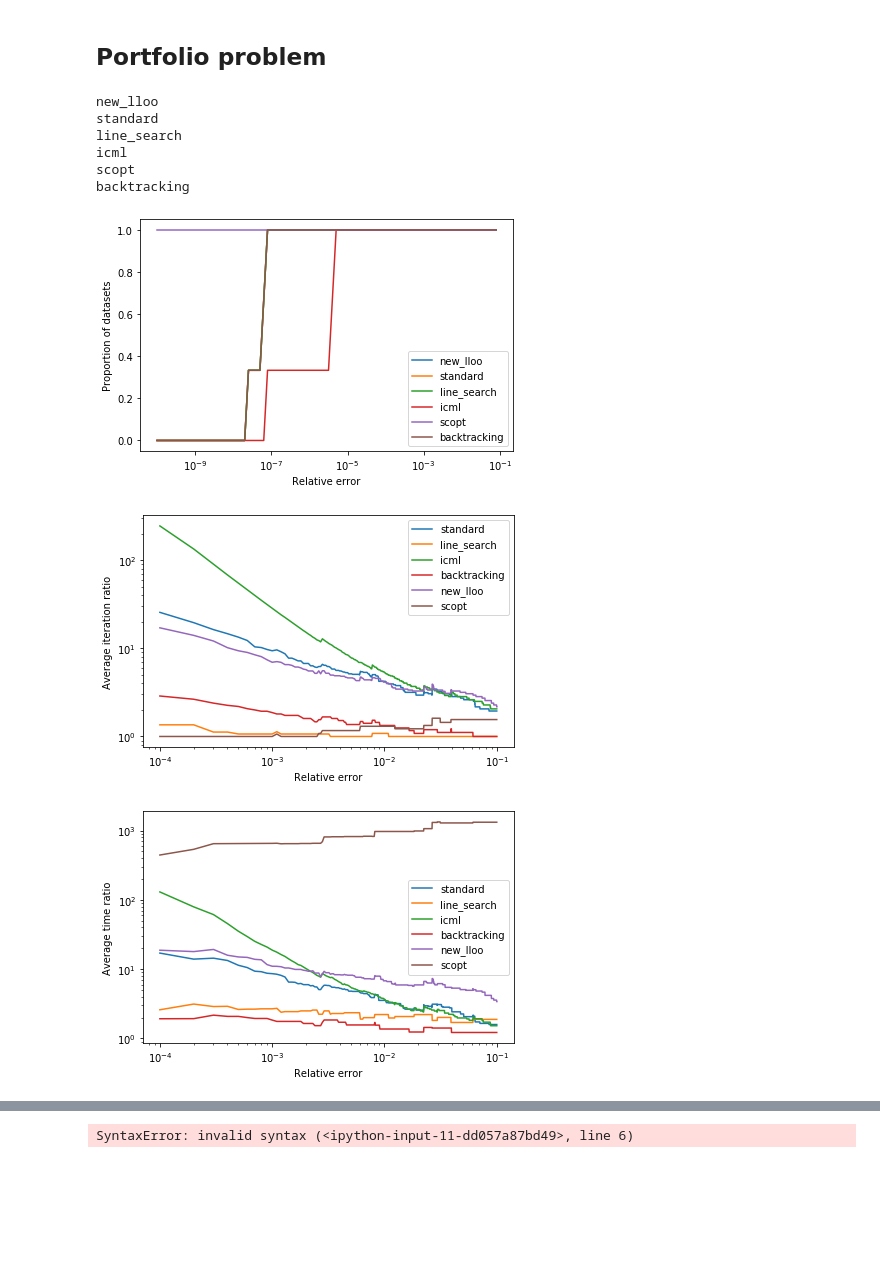
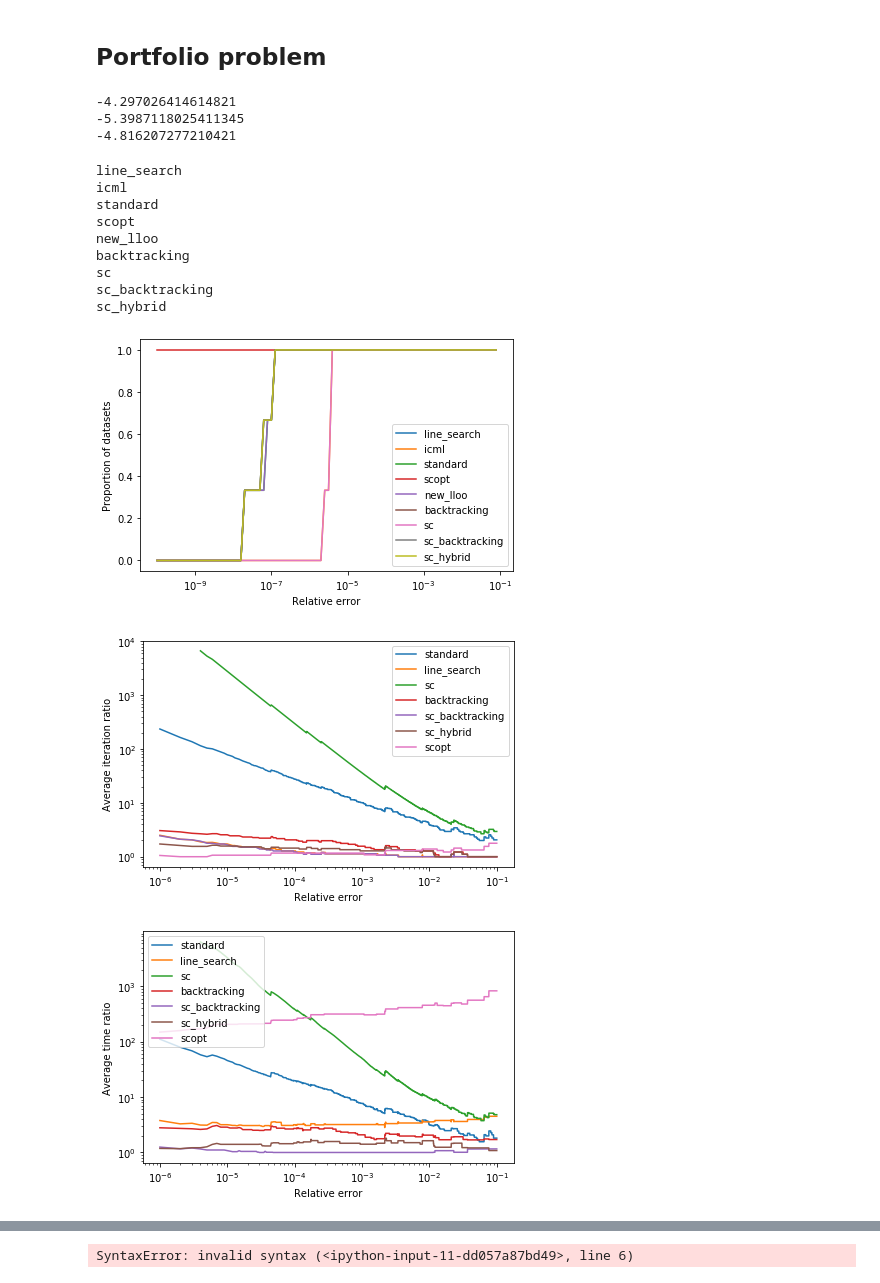
Before and after one commit to kamil-safin/scfw_experiments, a Jupyter notebook: plot_figures_new.ipynb, the cells around one changed output, grey strips where cells are left out. Saved outputs shown, nothing was run; the diff lists cells and outputs as text; code cells hidden in the pictures; blank space fills up the shorter version.

```diff
--- a/plot_figures_new.ipynb
+++ b/plot_figures_new.ipynb
@@ -11,12 +11,16 @@ data_folder = './results'
 # %%
 task_name = 'log_reg'
 data_list =  ['a5a']
-policy_list = run_alpha_policies = ["standard","line_search","icml","backtracking","scopt"]
-policy_labels= ['Standard','Line Search','Ver1','Ver2','PN']
+policy_list = run_alpha_policies = ["standard","line_search","sc","backtracking","sc_backtracking","sc_hybrid"]#,"line_search","scopt"]
+policy_labels= ['Standard',"line_search",'Var2','Var1','Var2b',"Hybrid12"]#,'Line Search','PN']
 task_name = 'portfolio'
-data_list = ['syn_1000_800_10_50', 'syn_1000_1200_10_50', 'syn_1000_1500_10_50']
-policy_list = run_alpha_policies = ["standard","line_search","icml","backtracking","new_lloo","scopt"]
-policy_labels= ['Standard','Line Search','Ver1','Ver2','LLOO','PN']
+data_list=['syn_1000_800_10_50_3','syn_1000_1200_10_50_2','syn_1000_1500_10_50_3']
+#data_list = ['syn_1000_800_10_50', 'syn_1000_1200_10_50', 'syn_1000_1500_10_50',
+#             'syn_1000_800_10_50_1', 'syn_1000_1200_10_50_1', 'syn_1000_1500_10_50_1',
+#            'syn_1000_800_10_50_2', 'syn_1000_1200_10_50_2', 'syn_1000_1500_10_50_2',
+#            'syn_1000_800_10_50_3', 'syn_1000_1200_10_50_3', 'syn_1000_1500_10_50_3']
+policy_list = run_alpha_policies = ["standard","line_search","sc","backtracking","sc_backtracking","sc_hybrid","scopt"]
+policy_labels= ['Standard','Line Search','Var2','Var1','Var2b','Hybrid12','PN']
 results = dict()
 
 for data_name in data_list:
@@ -30,14 +34,19 @@ f_optim_values, error_hist_data, time_hist_data = {}, {}, {}
 for data_name in data_list:
     data_results = results[data_name][data_name]
     f_min = min([data_results[policy]['Q_hist'][-1] for policy in data_results.keys()])
+    print(f_min)
     f_optim_values[data_name] = f_min
     for policy in data_results.keys():
-        errors = [abs(f_val - f_min) / abs(f_min) for f_val in data_results[policy]['Q_hist']]
+        errors = [(f_val - f_min) / abs(f_min) for f_val in data_results[policy]['Q_hist']]
         if policy not in error_hist_data.keys():
             error_hist_data[policy] = {}
             time_hist_data[policy] = {}
         error_hist_data[policy][data_name] = np.array(errors)
         time_hist_data[policy][data_name] = np.array(data_results[policy]['time_hist'])
+# %% [output]
+-4.297026414614821
+-5.3987118025411345
+-4.816207277210421
 # %%
 #dataset percentage plot
 policy_percentage_plot = {}
@@ -64,20 +73,23 @@ plt.tight_layout()
 plt.savefig('./pics/dataset_proportion_plot.png')
 plt.show()
 # %% [output]
-new_lloo
-standard
 line_search
 icml
+standard
 scopt
+new_lloo
 backtracking
+sc
+sc_backtracking
+sc_hybrid
-[figure, old version]
+[figure, new version]
 # %%
 #average ratio iter plot
 minimal_iter_per_algo = {}
 minimal_time_per_algo = {}
 
 for policy in error_hist_data.keys():
-    error_range = np.arange(1e-12, 1e-1, 1e-4)
+    error_range = np.arange(1e-12, 1e-1, 1e-6)
     for data_name, error_hist in error_hist_data[policy].items():
         current_data_minimal_iters = []
         current_data_minimal_times = []
@@ -118,35 +130,35 @@ for data_name in data_list:
 for policy in policy_list:
     policy_avg_ratios = []
     for i in range(len(error_range)):
         policy_avg_ratios.append(np.mean([ratio_of_iter_per_algo[policy][data_name][i] for data_name in data_list]))
     plt.plot(error_range, policy_avg_ratios, label=policy)
 
 plt.xscale('log')
 plt.yscale('log')
 plt.xlabel('Relative error')
 plt.ylabel('Average iteration ratio')
 plt.legend()
 plt.tight_layout()
 plt.savefig('./pics/avg_iter_plot.png')
 plt.show()
 
 for policy in policy_list:
     policy_avg_time_ratios = []
     for i in range(len(error_range)):
         policy_avg_time_ratios.append(np.mean([ratio_of_time_per_algo[policy][data_name][i] for data_name in data_list]))
     plt.plot(error_range, policy_avg_time_ratios, label=policy)
 
 plt.xscale('log')
 plt.yscale('log')
 plt.xlabel('Relative error')
 plt.ylabel('Average time ratio')
 plt.legend()
 plt.tight_layout()
 plt.savefig('./pics/avg_time_plot.png')
 plt.show()
 # %% [output]
-[figure, old version]
+[figure, new version]
-[figure, old version]
+[figure, new version]
 # %%
 for data in data_list:
     for i in range(len(policy_list)):
```
Also changed, not shown: parts of 3 cells of this notebook, 3 other files.
